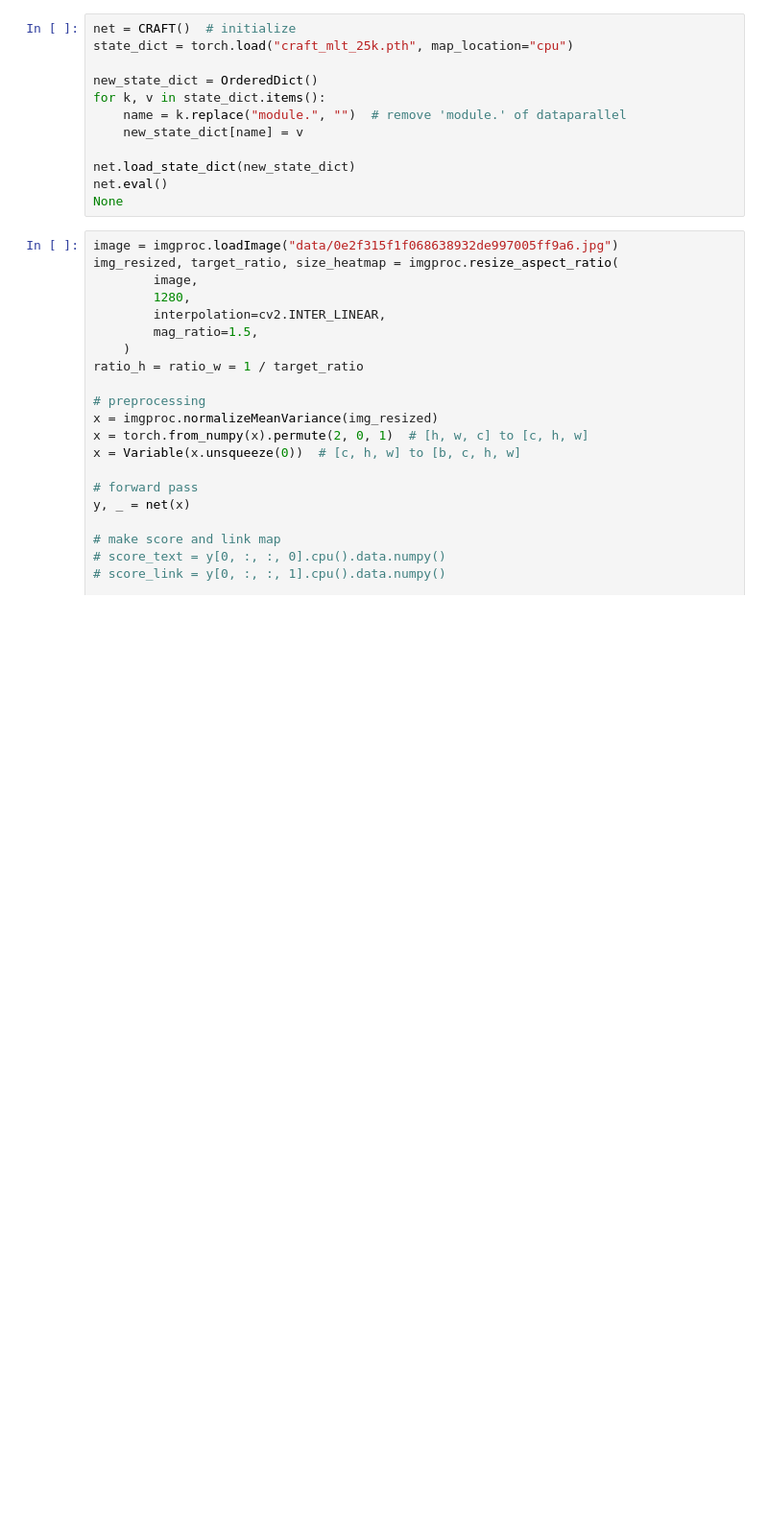
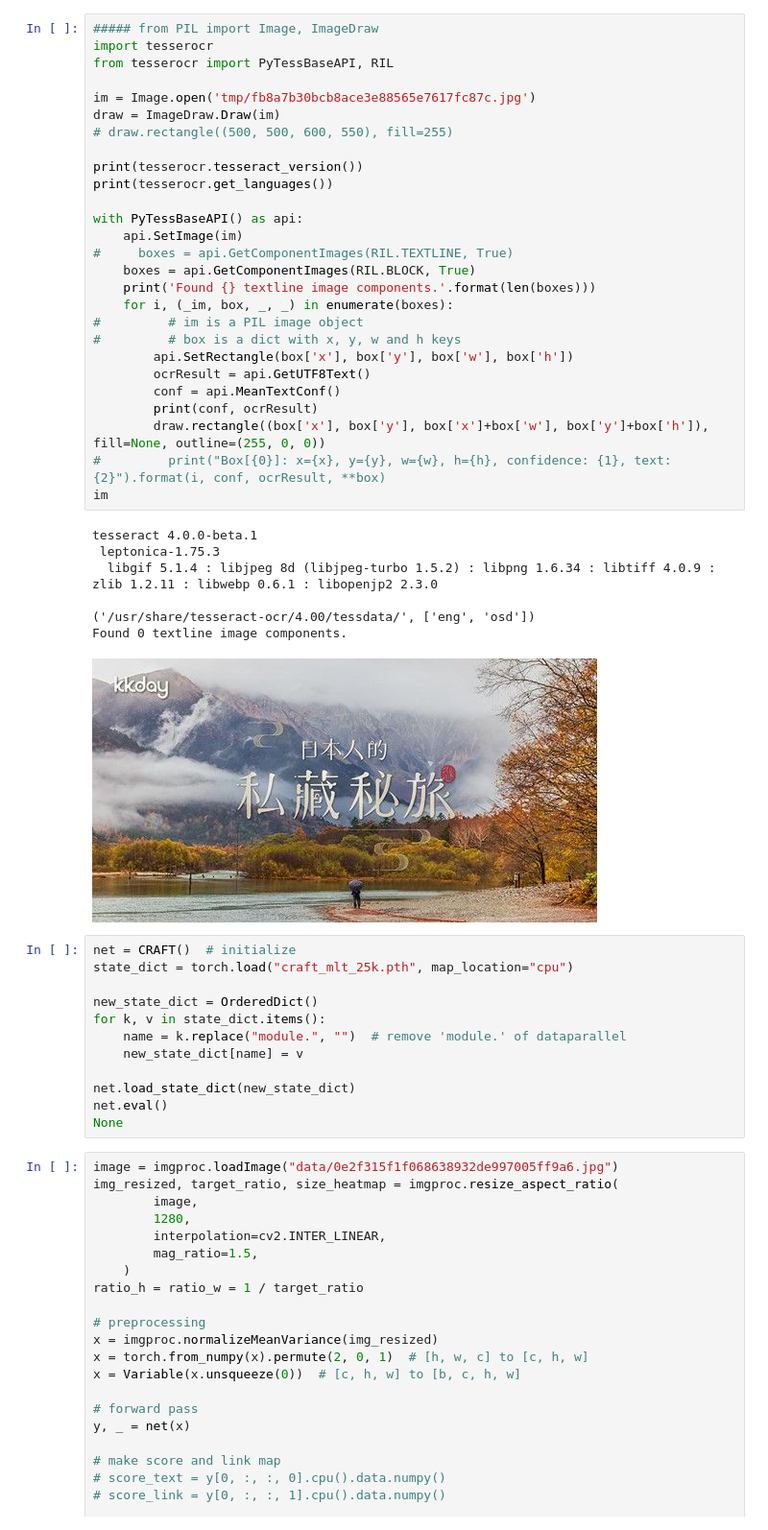
Before and after one commit to w121211/CRAFT-pytorch, a Jupyter notebook: debug.ipynb, the cells around one changed output. Shown at 96% size. Saved outputs shown, nothing was run; the diff lists cells and outputs as text; blank space fills up the shorter version.

```diff
--- a/debug.ipynb
+++ b/debug.ipynb
@@ -25,3 +25,38 @@ from craft import CRAFT
+# %%
+##### from PIL import Image, ImageDraw
+import tesserocr
+from tesserocr import PyTessBaseAPI, RIL
+
+im = Image.open('tmp/fb8a7b30bcb8ace3e88565e7617fc87c.jpg')
+draw = ImageDraw.Draw(im)
+# draw.rectangle((500, 500, 600, 550), fill=255)
+
+print(tesserocr.tesseract_version())
+print(tesserocr.get_languages())
+
+with PyTessBaseAPI() as api:
+    api.SetImage(im)
+#     boxes = api.GetComponentImages(RIL.TEXTLINE, True)
+    boxes = api.GetComponentImages(RIL.BLOCK, True)
+    print('Found {} textline image components.'.format(len(boxes)))
+    for i, (_im, box, _, _) in enumerate(boxes):
+#         # im is a PIL image object
+#         # box is a dict with x, y, w and h keys
+        api.SetRectangle(box['x'], box['y'], box['w'], box['h'])
+        ocrResult = api.GetUTF8Text()
+        conf = api.MeanTextConf()
+        print(conf, ocrResult)
+        draw.rectangle((box['x'], box['y'], box['x']+box['w'], box['y']+box['h']), fill=None, outline=(255, 0, 0))
+#         print("Box[{0}]: x={x}, y={y}, w={w}, h={h}, confidence: {1}, text: {2}").format(i, conf, ocrResult, **box)
+im
+# %% [output]
+tesseract 4.0.0-beta.1
+ leptonica-1.75.3
+  libgif 5.1.4 : libjpeg 8d (libjpeg-turbo 1.5.2) : libpng 1.6.34 : libtiff 4.0.9 : zlib 1.2.11 : libwebp 0.6.1 : libopenjp2 2.3.0
+
+('/usr/share/tesseract-ocr/4.00/tessdata/', ['eng', 'osd'])
+Found 0 textline image components.
+[figure, added]
 # %%
 net = CRAFT()  # initialize
 state_dict = torch.load("craft_mlt_25k.pth", map_location="cpu")
```
Also changed, not shown: parts of 1 cell of this notebook, 5 other files.
